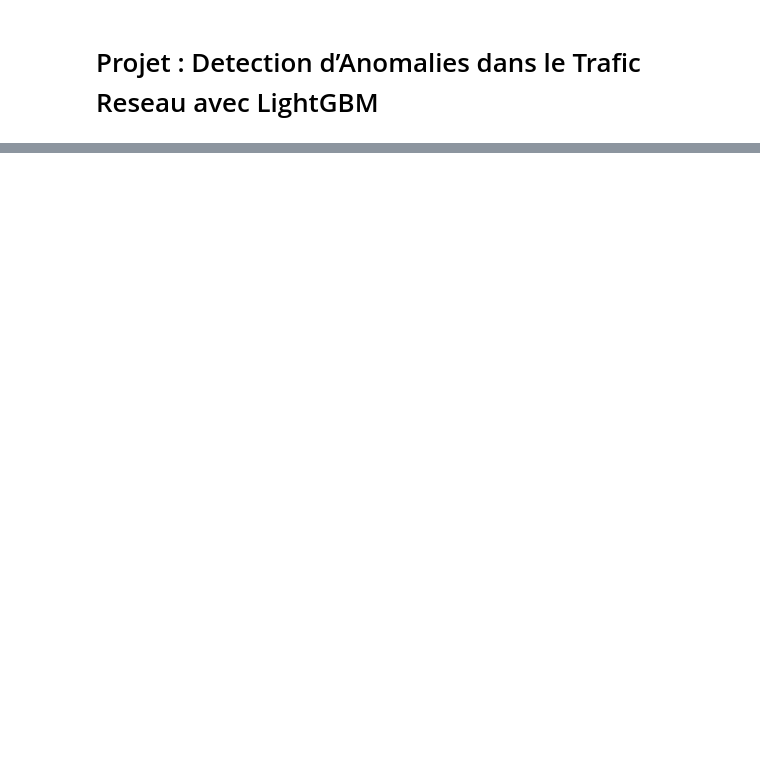
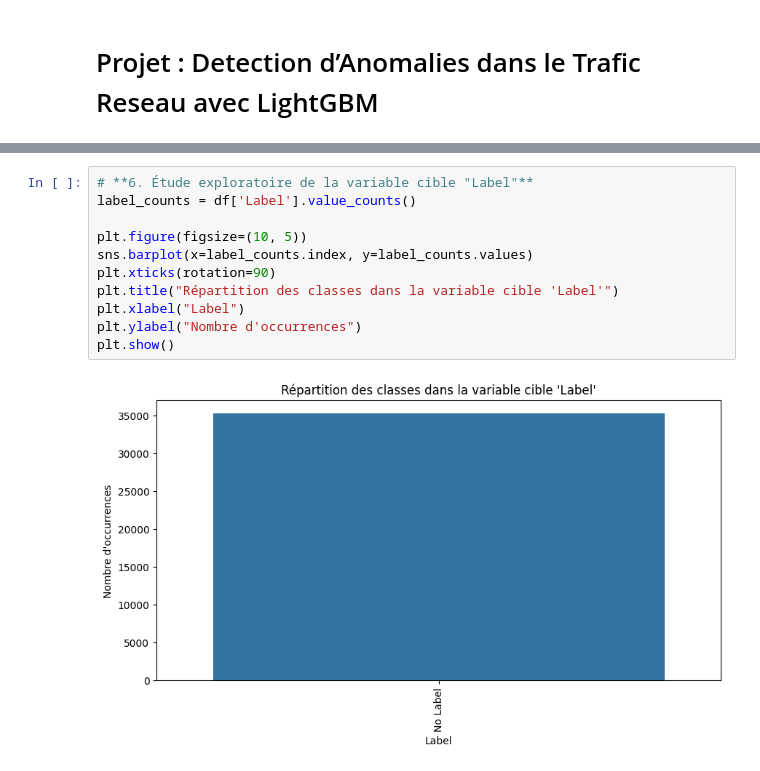
Before and after one commit to Ibrahima-Ndao/lightgbm-anomaly-detection, a Jupyter notebook: detection_anomalies_lightgbm.ipynb, the cells around one changed output, grey strips where cells are left out. Drawn from its saved outputs; the diff is of its cells as text; blank space fills up the shorter version.

```diff
--- a/detection_anomalies_lightgbm.ipynb
+++ b/detection_anomalies_lightgbm.ipynb
@@ -64,0 +159,13 @@ max    1.670453e+15  1.670453e+15
+# %%
+# **6. Étude exploratoire de la variable cible "Label"**
+label_counts = df['Label'].value_counts()
+
+plt.figure(figsize=(10, 5))
+sns.barplot(x=label_counts.index, y=label_counts.values)
+plt.xticks(rotation=90)
+plt.title("Répartition des classes dans la variable cible 'Label'")
+plt.xlabel("Label")
+plt.ylabel("Nombre d'occurrences")
+plt.show()
+# %% [output]
+[figure, added]
```
Also changed, not shown: parts of 15 cells of this notebook.
